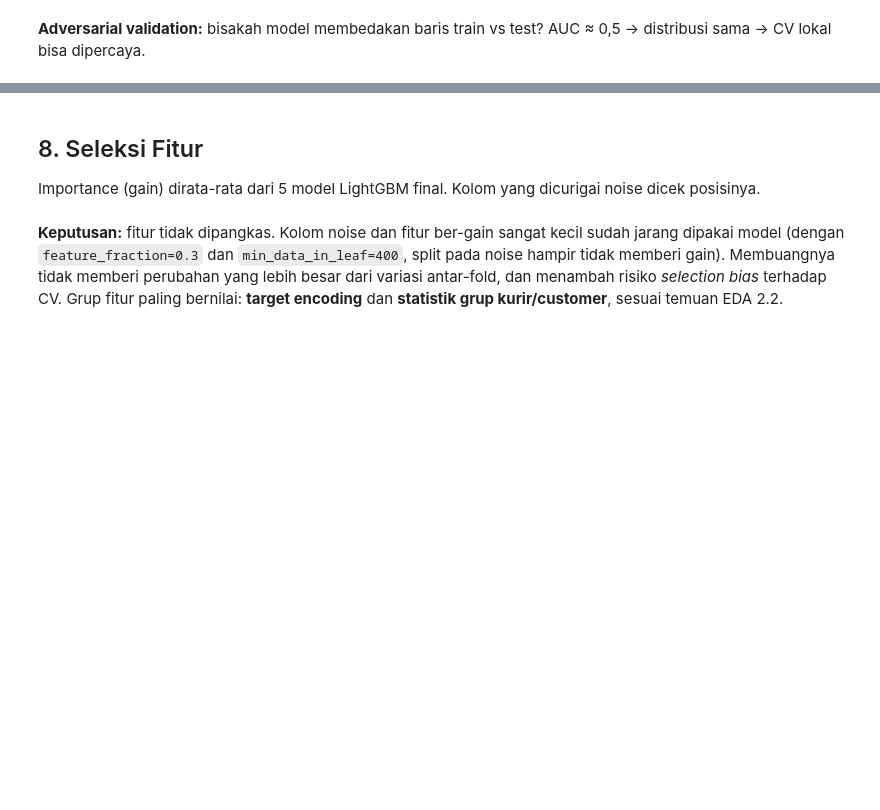
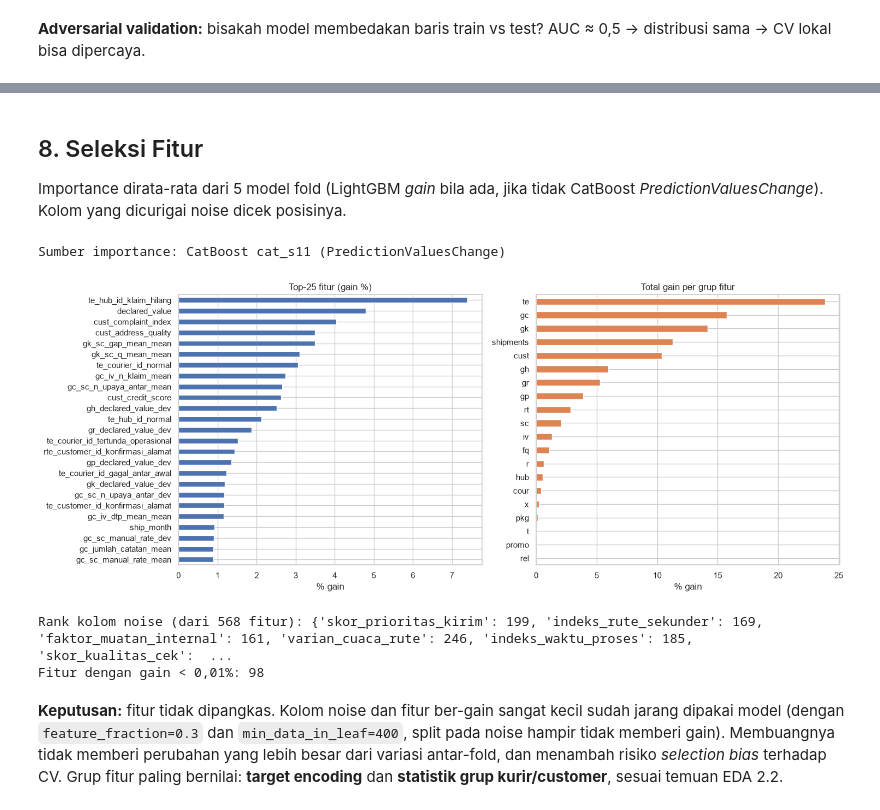
Before and after one commit to IndraMahendr48/datavidia, a Jupyter notebook: datavidia11_task1_solution.ipynb, the cells around one changed output, grey strips where cells are left out. Drawn from its saved outputs; the diff is of its cells as text; code cells hidden in the pictures; blank space fills up the shorter version.

```diff
--- a/datavidia11_task1_solution.ipynb
+++ b/datavidia11_task1_solution.ipynb
@@ -636,7 +844,7 @@ HC_CATS = ["hub_id", "kota_asal", "kota_tujuan", "package_id", "promo_id"]
 
 
 def prepare_matrix(df: pl.DataFrame):
-    """X (pandas) untuk seluruh baris train+test, label (−1 untuk test), indeks train & test."""
+    """X (pandas) untuk seluruh baris train+test, label (âˆ’1 untuk test), indeks train & test."""
     X = to_pandas_X(df)
     for c in HC_CATS:
         X[c] = X[c].cat.codes.astype(np.float32)
@@ -654,9 +862,14 @@ def make_folds(y: np.ndarray, n_splits: int = 5, seed: int = 42) -> np.ndarray:
     return f
 
 
-def macro_f1(y, proba, w=None) -> float:
+def macro_f1(y, proba, w=None, sw=None) -> float:
+    """Macro F1 dari argmax(proba * w). `sw` = bobot sampel (mis. koreksi pergeseran bulan trainâ†’test)."""
     p = proba if w is None else proba * w
-    return f1_score(y, p.argmax(1), average="macro")
+    k = proba.shape[1]  # confusion matrix via bincount: identik dgn sklearn f1_score(macro), jauh lebih cepat
+    cm = np.bincount(np.asarray(y) * k + p.argmax(1), weights=sw, minlength=k * k).reshape(k, k)
+    tp, pred, true = np.diag(cm), cm.sum(0), cm.sum(1)
+    denom = pred + true
+    return float(np.mean(np.divide(2 * tp, denom, out=np.zeros(k), where=denom > 0)))
 # %%
 X, y_all, tr_all, te_all = prepare_matrix(df)
 codes = te_codes(df)
@@ -698,3 +935,4 @@ Setiap perubahan diterima hanya jika **logloss** (metrik yang lebih stabil darip
 # %% [markdown]
 ## 8. Seleksi Fitur
-Importance (gain) dirata-rata dari 5 model LightGBM final. Kolom yang dicurigai noise dicek posisinya.
+Importance dirata-rata dari 5 model fold (LightGBM *gain* bila ada, jika tidak CatBoost *PredictionValuesChange*).
+Kolom yang dicurigai noise dicek posisinya.
@@ -725,3 +939,52 @@ else:
+# %%
+lgb_files = [f"{ART}/models/lgb_s0_f{k}.txt" for k in range(5)]
+CAT_IMP = "cat_s11" if os.path.exists(f"{ART}/models/cat_s11_f0.cbm") else "cat_s0"  # model residual bila ada
+cat_files = [f"{ART}/models/{CAT_IMP}_f{k}.cbm" for k in range(5)]
+
+
+def with_te(df_rows: pl.DataFrame, X_rows: pd.DataFrame, k: int, feats: list) -> pd.DataFrame:
+    # tempel tabel TE fold k (+ residual TE bila model memakainya) lalu urutkan kolom sesuai model
+    Xk = apply_te_tables(df_rows, X_rows, f"{ART}/te/te_f{k}.parquet")
+    if any(f.startswith("rte_") for f in feats):
+        Xk = apply_te_tables(df_rows, Xk, f"{ART}/te/rte_f{k}.parquet", RESID_KEYS)
+    return Xk[feats]
+imp = None
+if all(os.path.exists(f) for f in lgb_files):
+    boosters = [lgb.Booster(model_file=f) for f in lgb_files]
+    imp = pd.DataFrame({"feat": boosters[0].feature_name(),
+                        "gain": np.mean([b.feature_importance("gain") for b in boosters], 0)})
+    imp_src = "LightGBM (gain)"
+elif all(os.path.exists(f) for f in cat_files):
+    from catboost import CatBoostClassifier
+    cms = [CatBoostClassifier().load_model(f) for f in cat_files]
+    imp = pd.DataFrame({"feat": cms[0].feature_names_,
+                        "gain": np.mean([m.get_feature_importance() for m in cms], 0)})
+    imp_src = f"CatBoost {CAT_IMP} (PredictionValuesChange)"
+if imp is not None:
+    print("Sumber importance:", imp_src)
+    imp["pct"] = imp.gain / imp.gain.sum() * 100
+    imp = imp.sort_values("pct", ascending=False).reset_index(drop=True)
+    pre = imp.feat.str.split("_").str[0]
+    imp["grup"] = np.where(pre.isin(["te", "gc", "gk", "gh", "gr", "gp", "sc", "rt", "iv", "cust", "cour", "hub",
+                                     "pkg", "promo", "fq", "x", "r", "rel", "t"]), pre, "shipments")
+    fig, ax = plt.subplots(1, 2, figsize=(15, 6))
+    imp.head(25).iloc[::-1].plot.barh(x="feat", y="pct", ax=ax[0], legend=False, color="#4C72B0")
+    ax[0].set(title="Top-25 fitur (gain %)", xlabel="% gain", ylabel="")
+    imp.groupby("grup").pct.sum().sort_values().plot.barh(ax=ax[1], color="#DD8452")
+    ax[1].set(title="Total gain per grup fitur", xlabel="% gain", ylabel="")
+    plt.tight_layout(); plt.show()
+    noise = ["skor_prioritas_kirim", "indeks_rute_sekunder", "faktor_muatan_internal", "varian_cuaca_rute",
+             "indeks_waktu_proses", "skor_kualitas_cek"]
+    print("Rank kolom noise (dari", len(imp), "fitur):",
+          {c: int(imp.index[imp.feat == c][0]) + 1 for c in noise if c in set(imp.feat)})
+    print(f"Fitur dengan gain < 0,01%: {(imp.pct < 0.01).sum()}")
+else:
+    print("Model belum tersedia — jalankan MODE='train' terlebih dulu.")
+# %% [output]
+Sumber importance: CatBoost cat_s11 (PredictionValuesChange)
+[figure, added]
+Rank kolom noise (dari 568 fitur): {'skor_prioritas_kirim': 199, 'indeks_rute_sekunder': 169, 'faktor_muatan_internal': 161, 'varian_cuaca_rute': 246, 'indeks_waktu_proses': 185, 'skor_kualitas_cek':  ...
+Fitur dengan gain < 0,01%: 98
 # %% [markdown]
 **Keputusan:** fitur tidak dipangkas. Kolom noise dan fitur ber-gain sangat kecil sudah jarang dipakai model
 (dengan `feature_fraction=0.3` dan `min_data_in_leaf=400`, split pada noise hampir tidak memberi gain). Membuangnya
```
Also changed, not shown: parts of 46 cells of this notebook, 9 other files.
